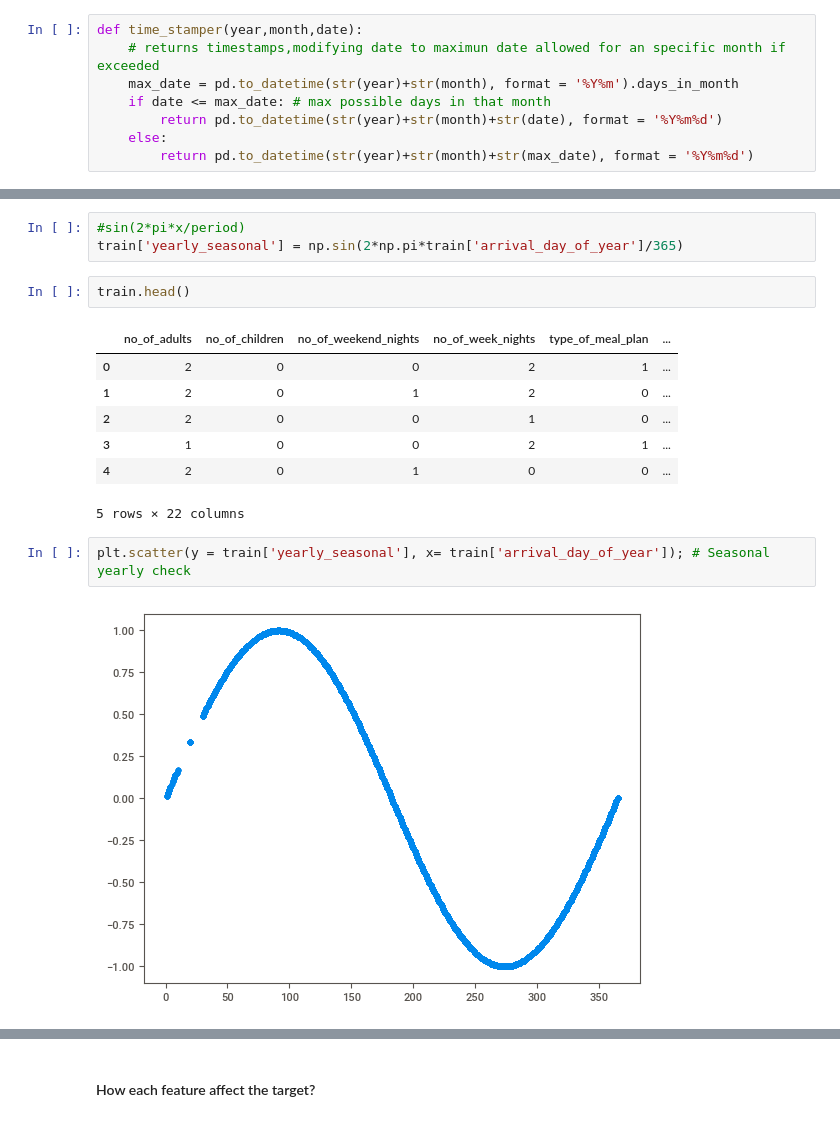
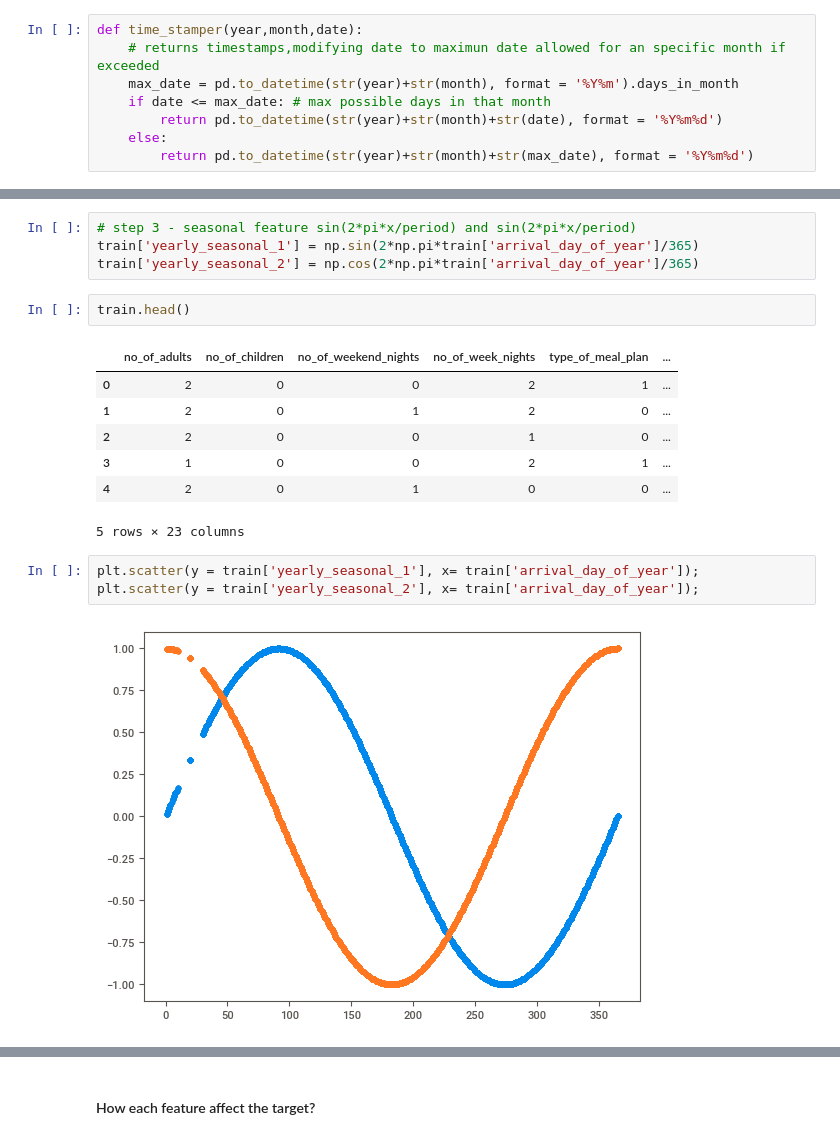
Before and after one commit to javierliro/booking_cancellations, a Jupyter notebook: booking_cancellations.ipynb, the cells around one changed output, grey strips where cells are left out. Cells and saved outputs as stored; diff of their text form.

```diff
--- a/booking_cancellations.ipynb
+++ b/booking_cancellations.ipynb
@@ -167,6 +142,7 @@ train.head()
 # %%
-#sin(2*pi*x/period)
-train['yearly_seasonal'] = np.sin(2*np.pi*train['arrival_day_of_year']/365)
+# step 3 - seasonal feature sin(2*pi*x/period) and sin(2*pi*x/period)
+train['yearly_seasonal_1'] = np.sin(2*np.pi*train['arrival_day_of_year']/365)
+train['yearly_seasonal_2'] = np.cos(2*np.pi*train['arrival_day_of_year']/365)
 # %%
 train.head()
 # %% [output]
@@ -176,8 +152,9 @@ train.head()
 | 2 | 2 | 0 | 0 | 1 | 0 | ... |
 | 3 | 1 | 0 | 0 | 2 | 1 | ... |
 | 4 | 2 | 0 | 1 | 0 | 0 | ... |
-5 rows × 22 columns
+5 rows × 23 columns
 # %%
-plt.scatter(y = train['yearly_seasonal'], x= train['arrival_day_of_year']); # Seasonal yearly check
+plt.scatter(y = train['yearly_seasonal_1'], x= train['arrival_day_of_year']);
+plt.scatter(y = train['yearly_seasonal_2'], x= train['arrival_day_of_year']);
 # %% [output]
-[figure, old version]
+[figure, new version]
```
Also changed, not shown: parts of 20 cells of this notebook, 1 other file.
